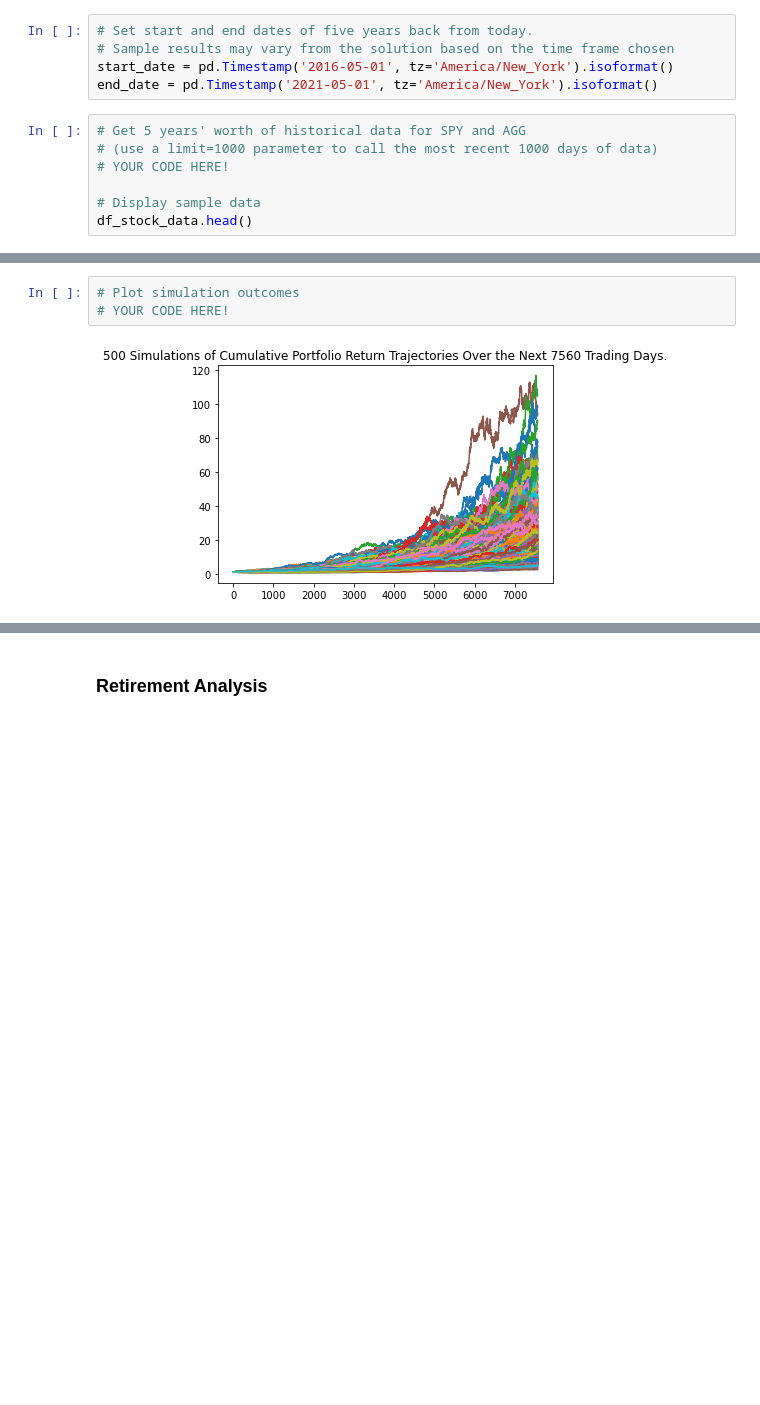
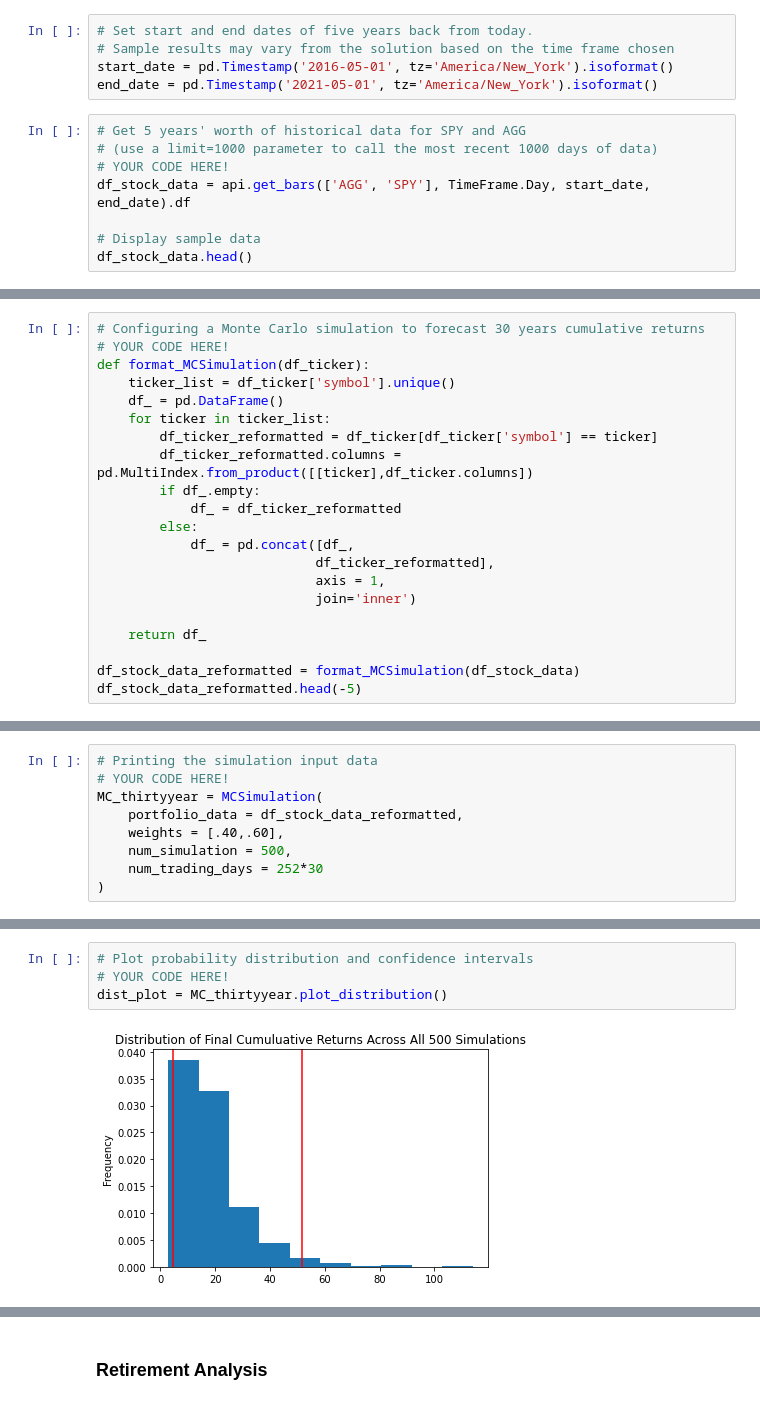
Before and after one commit to guninshahkhanna/Unit-5---Financial-Planning-Homework, a Jupyter notebook: Instructions/Starter_Code/financial-planner.ipynb, the cells around one changed output, grey strips where cells are left out. Drawn from its saved outputs; the diff is of its cells as text; blank space fills up the shorter version.

```diff
--- a/Instructions/Starter_Code/financial-planner.ipynb
+++ b/Instructions/Starter_Code/financial-planner.ipynb
@@ -174,6 +182,7 @@ end_date = pd.Timestamp('2021-05-01', tz='America/New_York').isoformat()
 # Get 5 years' worth of historical data for SPY and AGG
 # (use a limit=1000 parameter to call the most recent 1000 days of data)
 # YOUR CODE HERE!
+df_stock_data = api.get_bars(['AGG', 'SPY'], TimeFrame.Day, start_date, end_date).df
 
 # Display sample data
 df_stock_data.head()
@@ -188,0 +197,21 @@ df_stock_data.head()
+# %%
+# Configuring a Monte Carlo simulation to forecast 30 years cumulative returns
+# YOUR CODE HERE!
+def format_MCSimulation(df_ticker):
+    ticker_list = df_ticker['symbol'].unique()
+    df_ = pd.DataFrame()
+    for ticker in ticker_list:
+        df_ticker_reformatted = df_ticker[df_ticker['symbol'] == ticker]
+        df_ticker_reformatted.columns = pd.MultiIndex.from_product([[ticker],df_ticker.columns])
+        if df_.empty:
+            df_ = df_ticker_reformatted
+        else:
+            df_ = pd.concat([df_,
+                            df_ticker_reformatted],
+                            axis = 1,
+                            join='inner')
+
+    return df_
+
+df_stock_data_reformatted = format_MCSimulation(df_stock_data)
+df_stock_data_reformatted.head(-5)
@@ -189 +234,10 @@ df_stock_data.head()
+# %%
+# Printing the simulation input data
+# YOUR CODE HERE!
+MC_thirtyyear = MCSimulation(
+    portfolio_data = df_stock_data_reformatted,
+    weights = [.40,.60],
+    num_simulation = 500,
+    num_trading_days = 252*30
+)
 # %%
@@ -238,5 +295,6 @@ Running Monte Carlo simulation number 490.
 # %%
-# Plot simulation outcomes
+# Plot probability distribution and confidence intervals
 # YOUR CODE HERE!
+dist_plot = MC_thirtyyear.plot_distribution()
 # %% [output]
-[figure, old version]
+[figure, new version]
```
Also changed, not shown: parts of 10 cells of this notebook.
